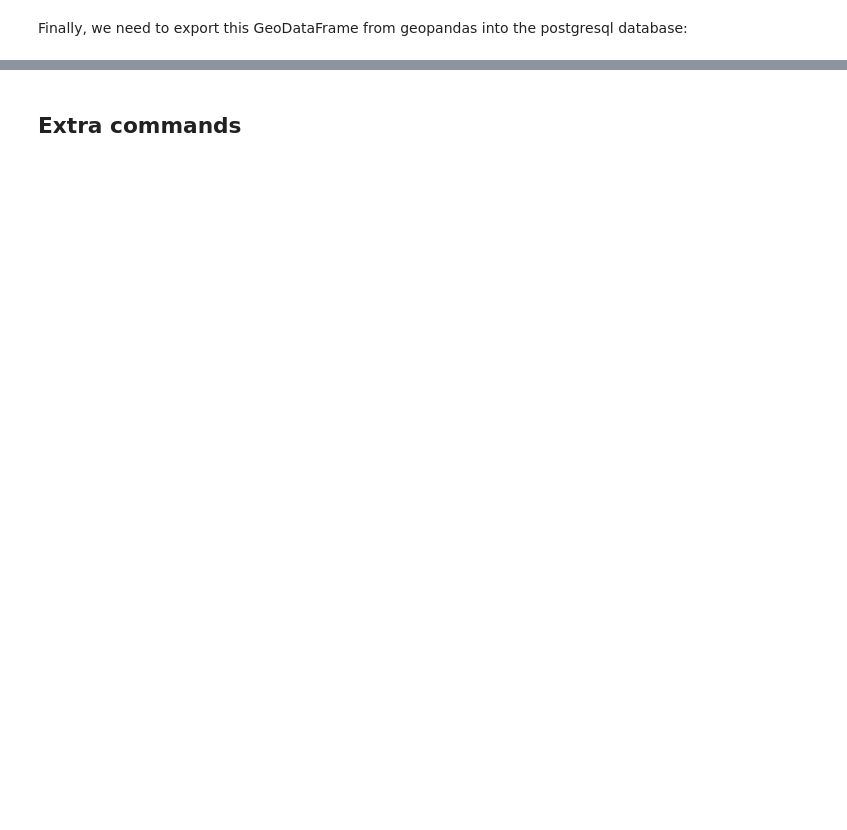
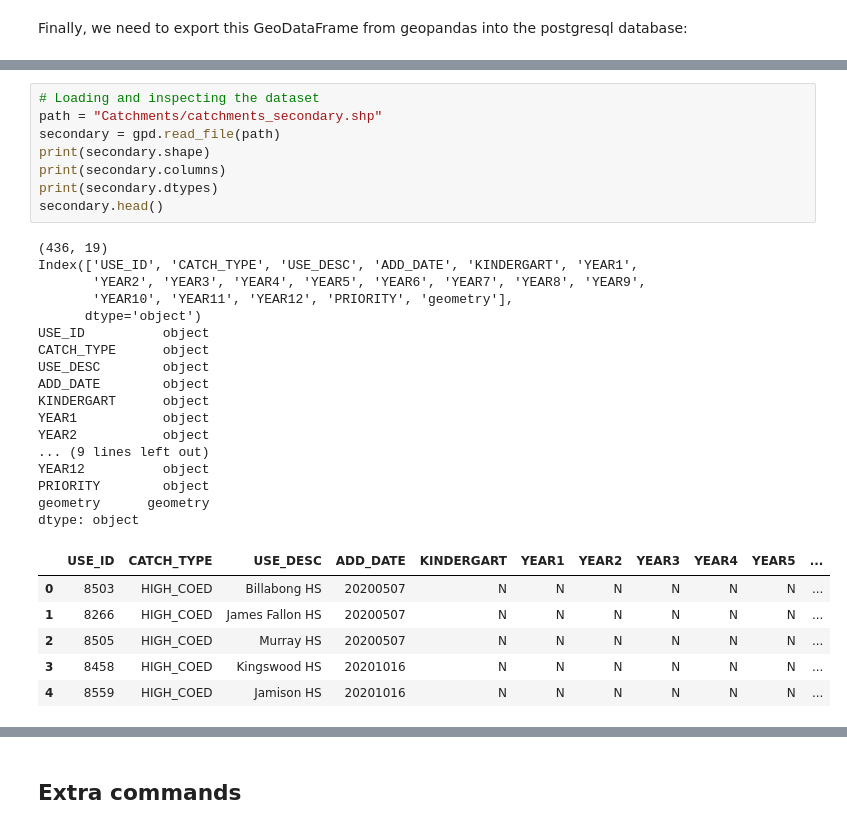
Before and after one commit to FixItChris/DATA2901, a Jupyter notebook: Report.ipynb, the cells around one changed output, grey strips where cells are left out. Drawn from its saved outputs; the diff is of its cells as text; blank space fills up the shorter version.

```diff
--- a/Report.ipynb
+++ b/Report.ipynb
@@ -330,0 +421,32 @@ conn.execute(sql);
+# %%
+# Loading and inspecting the dataset
+path = "Catchments/catchments_secondary.shp"
+secondary = gpd.read_file(path)
+print(secondary.shape)
+print(secondary.columns)
+print(secondary.dtypes)
+secondary.head()
+# %% [output]
+(436, 19)
+Index(['USE_ID', 'CATCH_TYPE', 'USE_DESC', 'ADD_DATE', 'KINDERGART', 'YEAR1',
+       'YEAR2', 'YEAR3', 'YEAR4', 'YEAR5', 'YEAR6', 'YEAR7', 'YEAR8', 'YEAR9',
+       'YEAR10', 'YEAR11', 'YEAR12', 'PRIORITY', 'geometry'],
+      dtype='object')
+USE_ID          object
+CATCH_TYPE      object
+USE_DESC        object
+ADD_DATE        object
+KINDERGART      object
+YEAR1           object
+YEAR2           object
+... (9 lines left out)
+YEAR12          object
+PRIORITY        object
+geometry      geometry
+dtype: object
+|  | USE_ID | CATCH_TYPE | USE_DESC | ADD_DATE | KINDERGART | YEAR1 | YEAR2 | YEAR3 | YEAR4 | YEAR5 | ... |
+| 0 | 8503 | HIGH_COED | Billabong HS | 20200507 | N | N | N | N | N | N | ... |
+| 1 | 8266 | HIGH_COED | James Fallon HS | 20200507 | N | N | N | N | N | N | ... |
+| 2 | 8505 | HIGH_COED | Murray HS | 20200507 | N | N | N | N | N | N | ... |
+| 3 | 8458 | HIGH_COED | Kingswood HS | 20201016 | N | N | N | N | N | N | ... |
+| 4 | 8559 | HIGH_COED | Jamison HS | 20201016 | N | N | N | N | N | N | ... |
```
Also changed, not shown: parts of 28 cells of this notebook, 13 other files.
